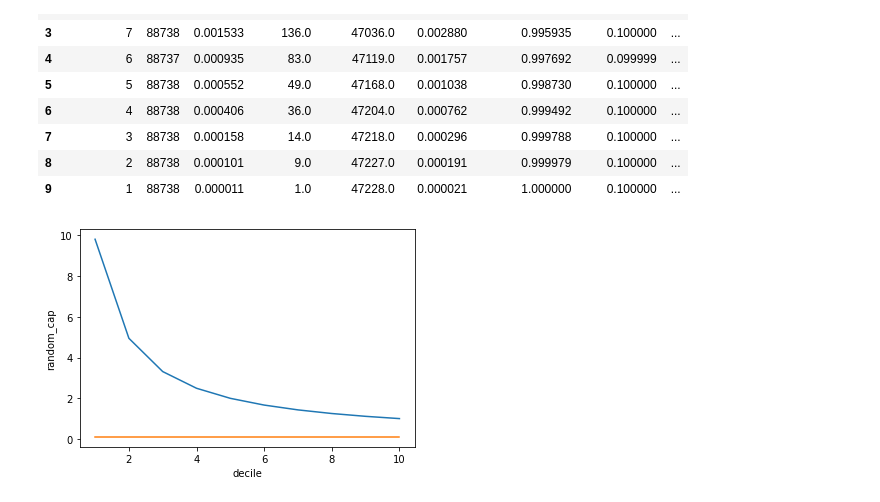
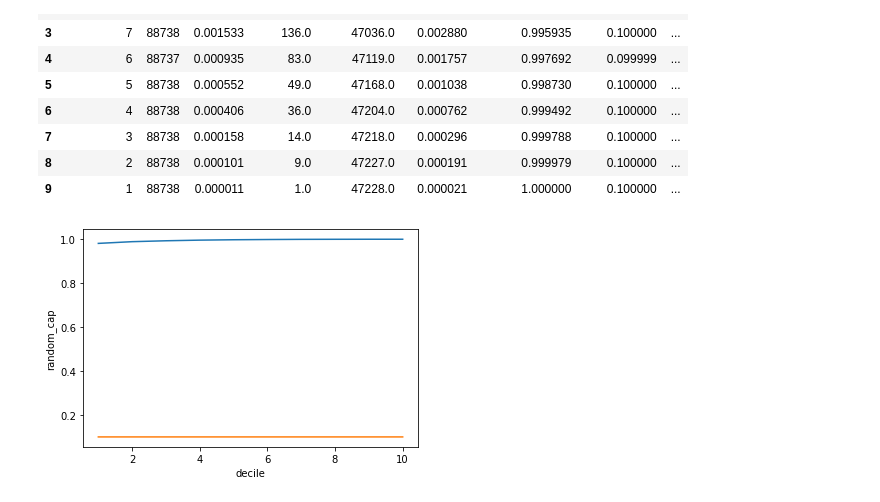
Before and after one commit to sauravakhouri/Credit-Risk-Lending-Club, a Jupyter notebook: Credit Score Lending Club.ipynb, the cells around one changed output. Saved outputs shown, nothing was run; the diff lists cells and outputs as text; code cells hidden in the pictures.

```diff
--- a/Credit Score Lending Club.ipynb
+++ b/Credit Score Lending Club.ipynb
@@ -1086,10 +1124,12 @@ sorted_reindexed
 | 8 | 2 | 88738 | 0.000101 | 9.0 | 47227.0 | 0.000191 | 0.999979 | 0.100000 | ... |
 | 9 | 1 | 88738 | 0.000011 | 1.0 | 47228.0 | 0.000021 | 1.000000 | 0.100000 | ... |
 # %%
-ax=sns.lineplot(x="decile",y="lift_over_random",data=sorted_reindexed)
+ax=sns.lineplot(x="decile",y="cum_event_cap",data=sorted_reindexed)
 ax=sns.lineplot(x="decile",y='random_cap',data=sorted_reindexed)
+
+#the blue line for lorenz curve is close to 1 starting from the first decide itself hence it's flat.
 # %% [output]
-[figure, old version]
+[figure, new version]
 # %%
 # Since XGB account for maximum events till the first 3 deciles, it's the best out of all the trained models
 
```
Also changed, not shown: parts of 5 cells of this notebook.
